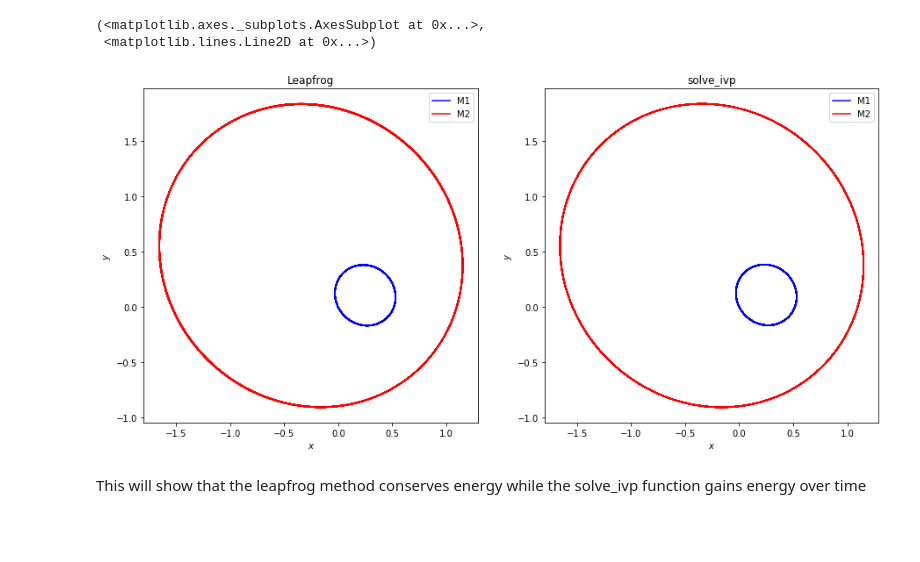
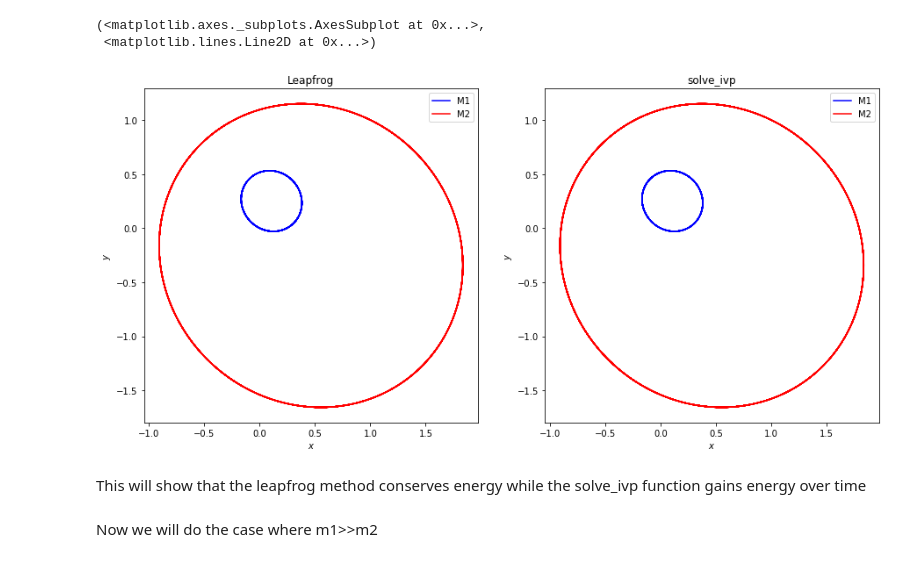
Before and after one commit to Bensipe01/5300_final, a Jupyter notebook: Orbits.ipynb, the cells around one changed output. Drawn from its saved outputs; the diff is of its cells as text; code cells hidden in the pictures; blank space fills up the shorter version.

```diff
--- a/Orbits.ipynb
+++ b/Orbits.ipynb
@@ -150,24 +157,27 @@ myorbit = orbits(m1,m2,G)
 
 #create t-pts array
 t_start = 0.
-t_end = 200.
-delta_t = 0.01
+t_end = 50.
+delta_t = 0.0001
 
 t_pts = np.arange(t_start, t_end+delta_t, delta_t)
 
 #2 body initial conditions
 x1_0=0.
-x1dot_0=-1.
+x1dot_0=0.
 y1_0=0.
-y1dot_0=-1.
+y1dot_0=0.
 x2_0=1.
 x2dot_0=-2.
 y2_0=1.
 y2dot_0=1.
 
 #solve ode for 2-body and leapfrog method
-x1,x1dot,y1,y1dot,x2,x2dot,y2,y2dot = myorbit.solve_ode(t_pts, x1_0, x1dot_0, y1_0,y1dot_0, x2_0, x2dot_0, y2_0, y2dot_0)
-Lx1,Lx1dot,Ly1,Ly1dot,Lx2,Lx2dot,Ly2,Ly2dot = myorbit.solve_ode_Leapfrog(t_pts, x1_0, x1dot_0, y1_0,y1dot_0, x2_0, x2dot_0, y2_0, y2dot_0)
+x1,x1dot,y1,y1dot,x2,x2dot,y2,y2dot \
+= myorbit.solve_ode(t_pts, x1_0,x1dot_0, y1_0,y1dot_0, x2_0, x2dot_0, y2_0, y2dot_0)
+
+Lx1,Lx1dot,Ly1,Ly1dot,Lx2,Lx2dot,Ly2,Ly2dot \
+= myorbit.solve_ode_Leapfrog(t_pts, x1_0,x1dot_0, y1_0,y1dot_0, x2_0, x2dot_0, y2_0, y2dot_0)
 # %%
 #calculate center of momentum then convert to that frame
 Xcm = (m1*x1dot+m2*x2dot)/(m1+m2)
@@ -227,41 +237,43 @@ def start_stop_indices(t_pts, plot_start, plot_stop):
     stop_index = (np.fabs(t_pts-plot_stop)).argmin()  # index in t_pts array
     return start_index, stop_index
 # %%
-phi_vs_time_labels = (r'$x$', r'$y$')
+x_vs_y_labels = (r'$x$', r'$y$')
 start, stop = start_stop_indices(t_pts, 0., t_end)
 
 fig = plt.figure(figsize=(15, 7), num='2 body Orbits')
 ax_1 = fig.add_subplot(1,2,1)
 ax_2 = fig.add_subplot(1,2,2)
 
 #plots leapfrog orbit
 plot_y_vs_x(Lx1com[start : stop], Ly1com[start : stop],
-            axis_labels=phi_vs_time_labels,
+            axis_labels=x_vs_y_labels,
             color='blue',
             label='M1',
             title = 'Leapfrog',
             ax=ax_1)
 plot_y_vs_x(Lx2com[start : stop], Ly2com[start : stop],
-            axis_labels=phi_vs_time_labels,
+            axis_labels=x_vs_y_labels,
             color='red',
             label='M2',
             ax=ax_1)
 
 #plots solve_ivp orbit
 plot_y_vs_x(x1com[start : stop], y1com[start : stop],
-            axis_labels=phi_vs_time_labels,
+            axis_labels=x_vs_y_labels,
             color='blue',
             label='M1',
             title = 'solve_ivp',
             ax=ax_2)
 plot_y_vs_x(x2com[start : stop], y2com[start : stop],
-            axis_labels=phi_vs_time_labels,
+            axis_labels=x_vs_y_labels,
             color='red',
             label='M2',
             ax=ax_2)
 # %% [output]
 (<matplotlib.axes._subplots.AxesSubplot at 0x...>,
  <matplotlib.lines.Line2D at 0x...>)
-[figure, old version]
+[figure, new version]
 # %% [markdown]
 This will show that the leapfrog method conserves energy while the solve_ivp function gains energy over time
+# %% [markdown]
+Now we will do the case where m1>>m2
```
Also changed, not shown: parts of 13 cells of this notebook.
